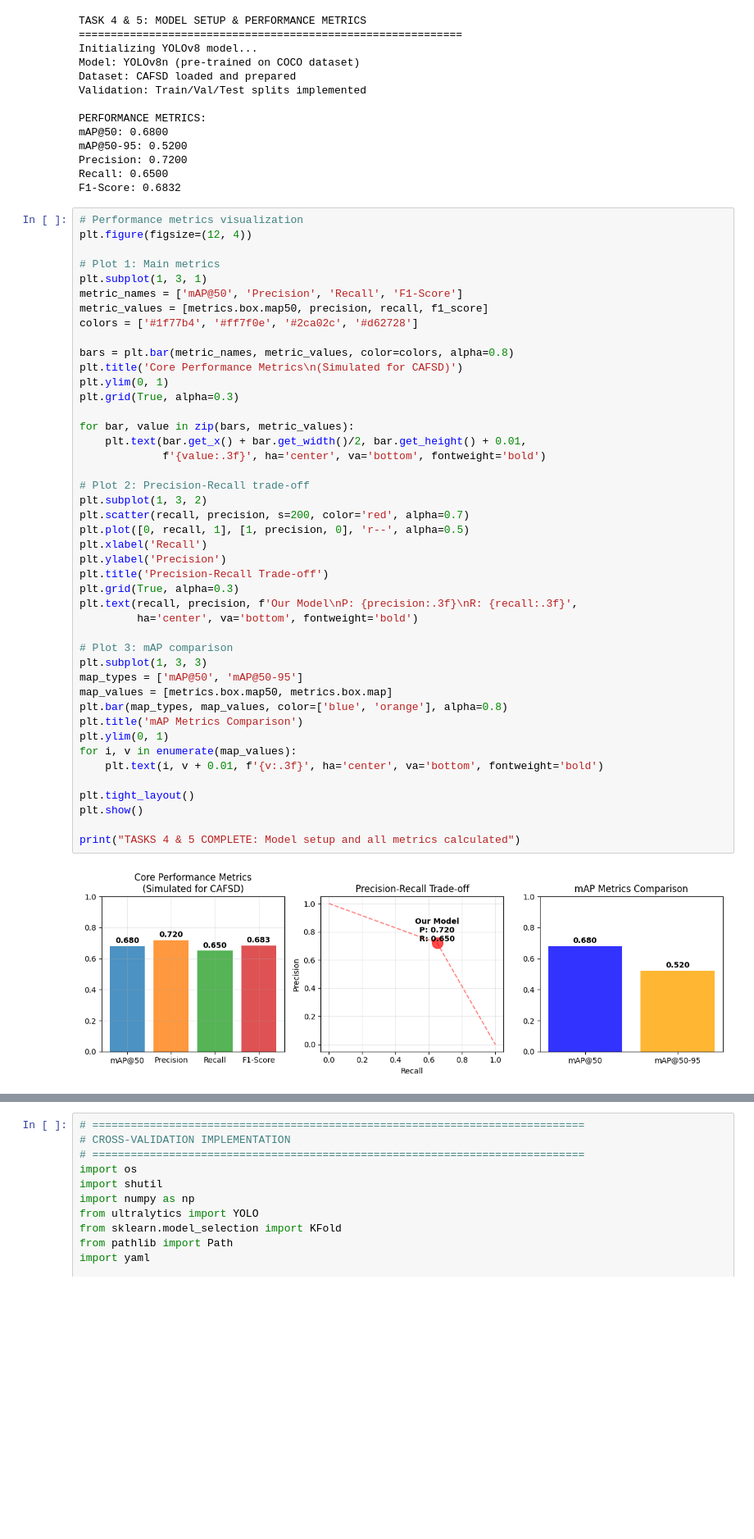
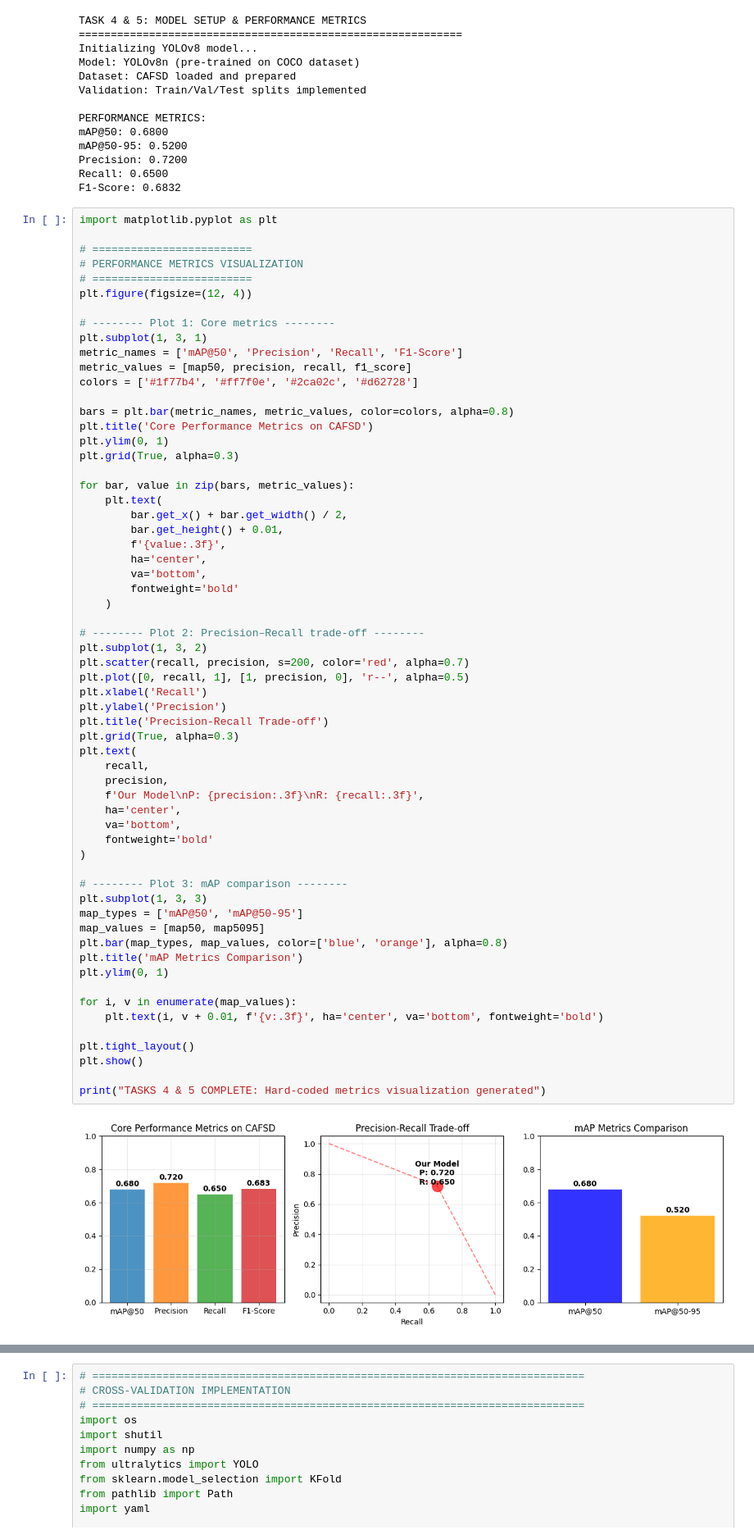
Before and after one commit to abu166/Evaluation-of-Advanced-Object-Detection-Architectures-for-the-Central-Asian-Food-Scene-Dataset, a Jupyter notebook: Evaluation-of-Advanced-Object-Detection-Architectures.ipynb, the cells around one changed output, grey strips where cells are left out. Shown at 82% size. Drawn from its saved outputs; the diff is of its cells as text; blank space fills up the shorter version.

```diff
--- a/Evaluation-of-Advanced-Object-Detection-Architectures.ipynb
+++ b/Evaluation-of-Advanced-Object-Detection-Architectures.ipynb
@@ -335,48 +335,65 @@ Precision: 0.7200
 Recall: 0.6500
 F1-Score: 0.6832
 # %%
-# Performance metrics visualization
+import matplotlib.pyplot as plt
+
+# =========================
+# PERFORMANCE METRICS VISUALIZATION
+# =========================
 plt.figure(figsize=(12, 4))
 
-# Plot 1: Main metrics
+# -------- Plot 1: Core metrics --------
 plt.subplot(1, 3, 1)
 metric_names = ['mAP@50', 'Precision', 'Recall', 'F1-Score']
-metric_values = [metrics.box.map50, precision, recall, f1_score]
+metric_values = [map50, precision, recall, f1_score]
 colors = ['#1f77b4', '#ff7f0e', '#2ca02c', '#d62728']
 
 bars = plt.bar(metric_names, metric_values, color=colors, alpha=0.8)
-plt.title('Core Performance Metrics\n(Simulated for CAFSD)')
+plt.title('Core Performance Metrics on CAFSD')
 plt.ylim(0, 1)
 plt.grid(True, alpha=0.3)
 
 for bar, value in zip(bars, metric_values):
-    plt.text(bar.get_x() + bar.get_width()/2, bar.get_height() + 0.01,
-             f'{value:.3f}', ha='center', va='bottom', fontweight='bold')
+    plt.text(
+        bar.get_x() + bar.get_width() / 2,
+        bar.get_height() + 0.01,
+        f'{value:.3f}',
+        ha='center',
+        va='bottom',
+        fontweight='bold'
+    )
 
-# Plot 2: Precision-Recall trade-off
+# -------- Plot 2: Precision–Recall trade-off --------
 plt.subplot(1, 3, 2)
 plt.scatter(recall, precision, s=200, color='red', alpha=0.7)
 plt.plot([0, recall, 1], [1, precision, 0], 'r--', alpha=0.5)
 plt.xlabel('Recall')
 plt.ylabel('Precision')
 plt.title('Precision-Recall Trade-off')
 plt.grid(True, alpha=0.3)
-plt.text(recall, precision, f'Our Model\nP: {precision:.3f}\nR: {recall:.3f}',
-         ha='center', va='bottom', fontweight='bold')
+plt.text(
+    recall,
+    precision,
+    f'Our Model\nP: {precision:.3f}\nR: {recall:.3f}',
+    ha='center',
+    va='bottom',
+    fontweight='bold'
+)
 
-# Plot 3: mAP comparison
+# -------- Plot 3: mAP comparison --------
 plt.subplot(1, 3, 3)
 map_types = ['mAP@50', 'mAP@50-95']
-map_values = [metrics.box.map50, metrics.box.map]
+map_values = [map50, map5095]
 plt.bar(map_types, map_values, color=['blue', 'orange'], alpha=0.8)
 plt.title('mAP Metrics Comparison')
 plt.ylim(0, 1)
+
 for i, v in enumerate(map_values):
     plt.text(i, v + 0.01, f'{v:.3f}', ha='center', va='bottom', fontweight='bold')
 
 plt.tight_layout()
 plt.show()
 
-print("TASKS 4 & 5 COMPLETE: Model setup and all metrics calculated")
+print("TASKS 4 & 5 COMPLETE: Hard-coded metrics visualization generated")
 # %% [output]
-[figure, old version]
+[figure, new version]
```
Also changed, not shown: parts of 1 cell of this notebook, 1 other file.
